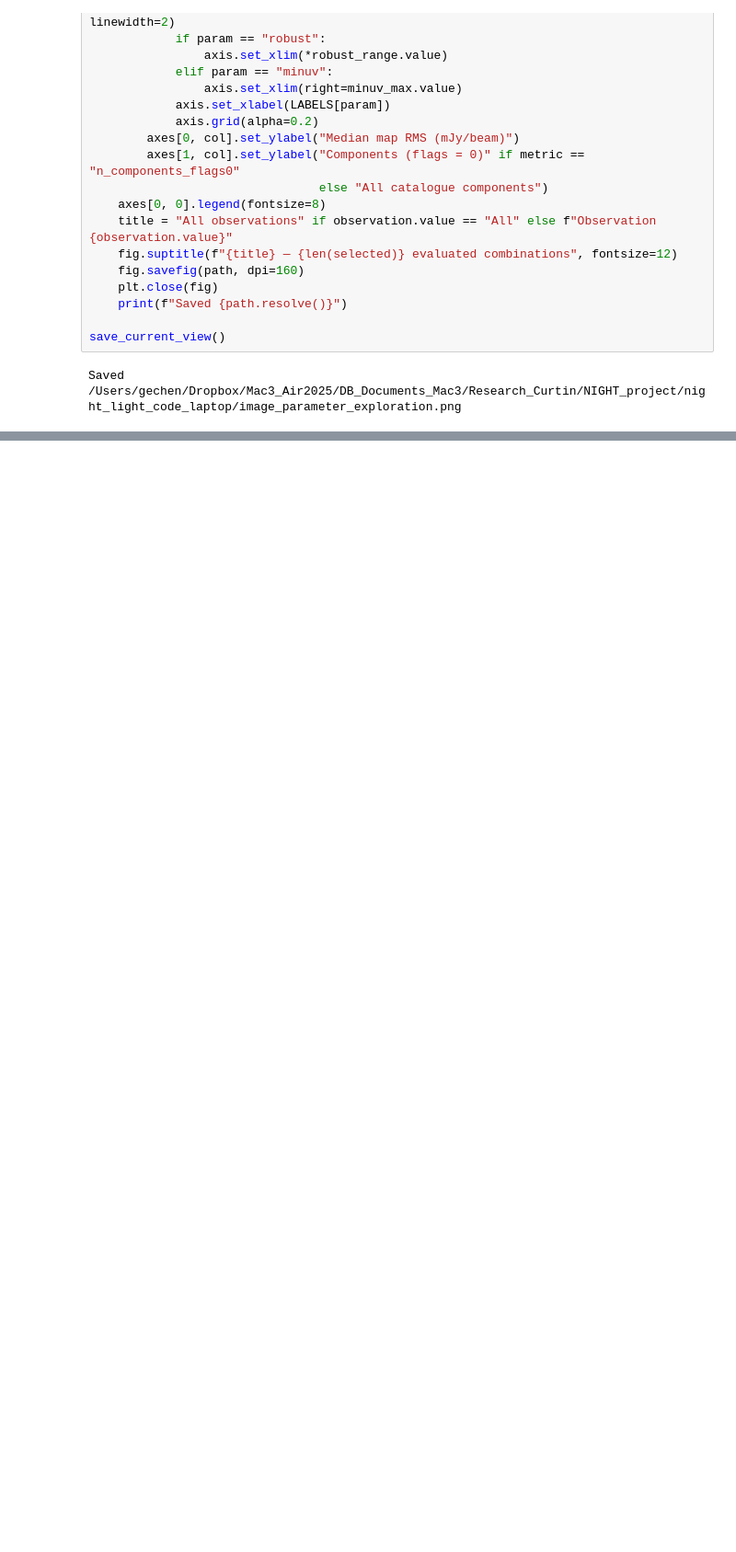
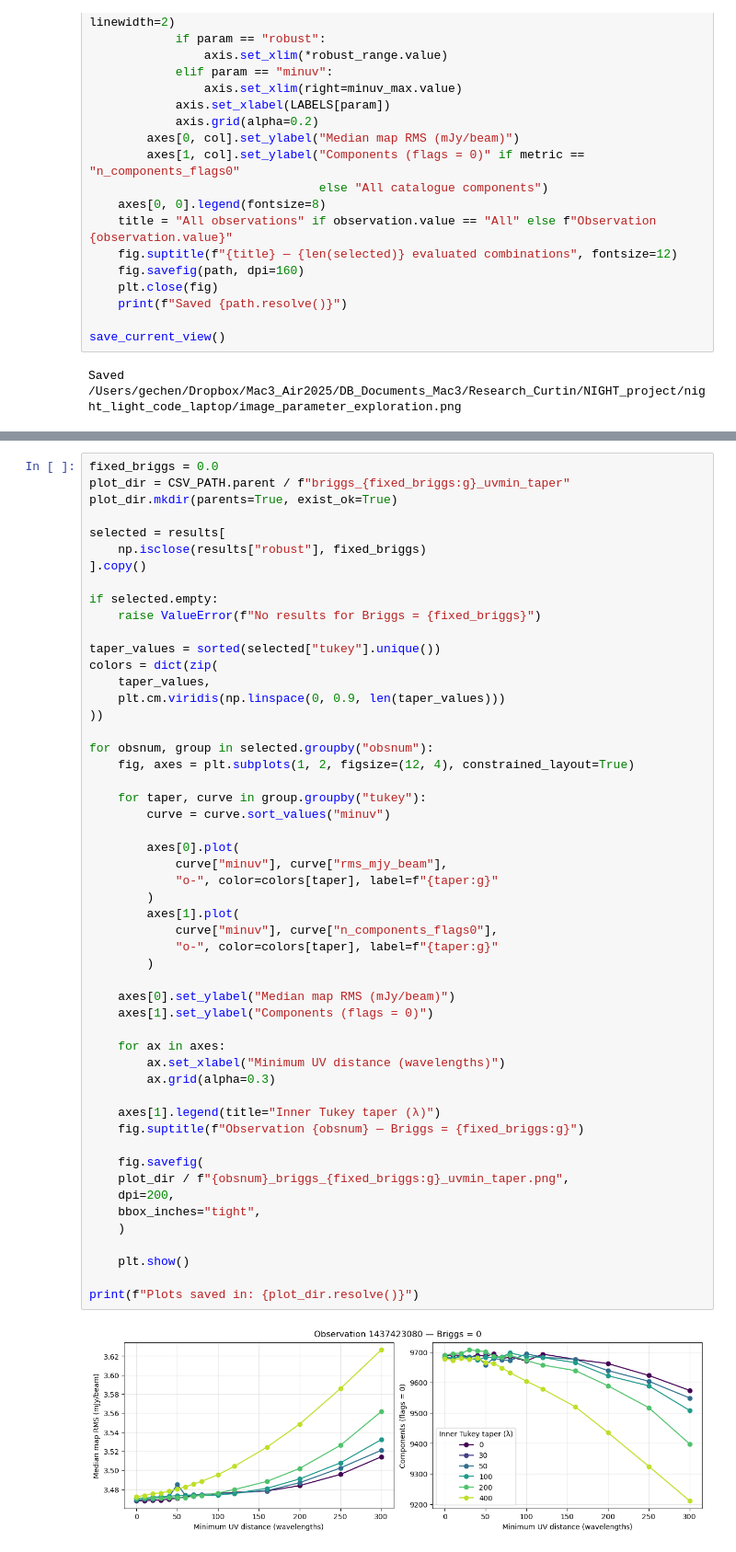
Before and after one commit to cgcg10086/night_light_code_laptop, a Jupyter notebook: explore_image_params.ipynb, the cells around one changed output, grey strips where cells are left out. Shown at 92% size. Saved outputs shown, nothing was run; the diff lists cells and outputs as text; blank space fills up the shorter version.

Commit message:
Conclude briggs, fix briggs to explore UV cutoff and taper. Save plots and CSV

```diff
--- a/explore_image_params.ipynb
+++ b/explore_image_params.ipynb
@@ -178,0 +250,54 @@ Saved /Users/gechen/Dropbox/Mac3_Air2025/DB_Documents_Mac3/Research_Curtin/NIGHT
+# %%
+fixed_briggs = 0.0
+plot_dir = CSV_PATH.parent / f"briggs_{fixed_briggs:g}_uvmin_taper"
+plot_dir.mkdir(parents=True, exist_ok=True)
+
+selected = results[
+    np.isclose(results["robust"], fixed_briggs)
+].copy()
+
+if selected.empty:
+    raise ValueError(f"No results for Briggs = {fixed_briggs}")
+
+taper_values = sorted(selected["tukey"].unique())
+colors = dict(zip(
+    taper_values,
+    plt.cm.viridis(np.linspace(0, 0.9, len(taper_values)))
+))
+
+for obsnum, group in selected.groupby("obsnum"):
+    fig, axes = plt.subplots(1, 2, figsize=(12, 4), constrained_layout=True)
+
+    for taper, curve in group.groupby("tukey"):
+        curve = curve.sort_values("minuv")
+
+        axes[0].plot(
+            curve["minuv"], curve["rms_mjy_beam"],
+            "o-", color=colors[taper], label=f"{taper:g}"
+        )
+        axes[1].plot(
+            curve["minuv"], curve["n_components_flags0"],
+            "o-", color=colors[taper], label=f"{taper:g}"
+        )
+
+    axes[0].set_ylabel("Median map RMS (mJy/beam)")
+    axes[1].set_ylabel("Components (flags = 0)")
+
+    for ax in axes:
+        ax.set_xlabel("Minimum UV distance (wavelengths)")
+        ax.grid(alpha=0.3)
+
+    axes[1].legend(title="Inner Tukey taper (λ)")
+    fig.suptitle(f"Observation {obsnum} — Briggs = {fixed_briggs:g}")
+
+    fig.savefig(
+    plot_dir / f"{obsnum}_briggs_{fixed_briggs:g}_uvmin_taper.png",
+    dpi=200,
+    bbox_inches="tight",
+    )
+
+    plt.show()
+
+print(f"Plots saved in: {plot_dir.resolve()}")
+# %% [output]
+[figure, added]
```
Also changed, not shown: parts of 7 cells of this notebook.
